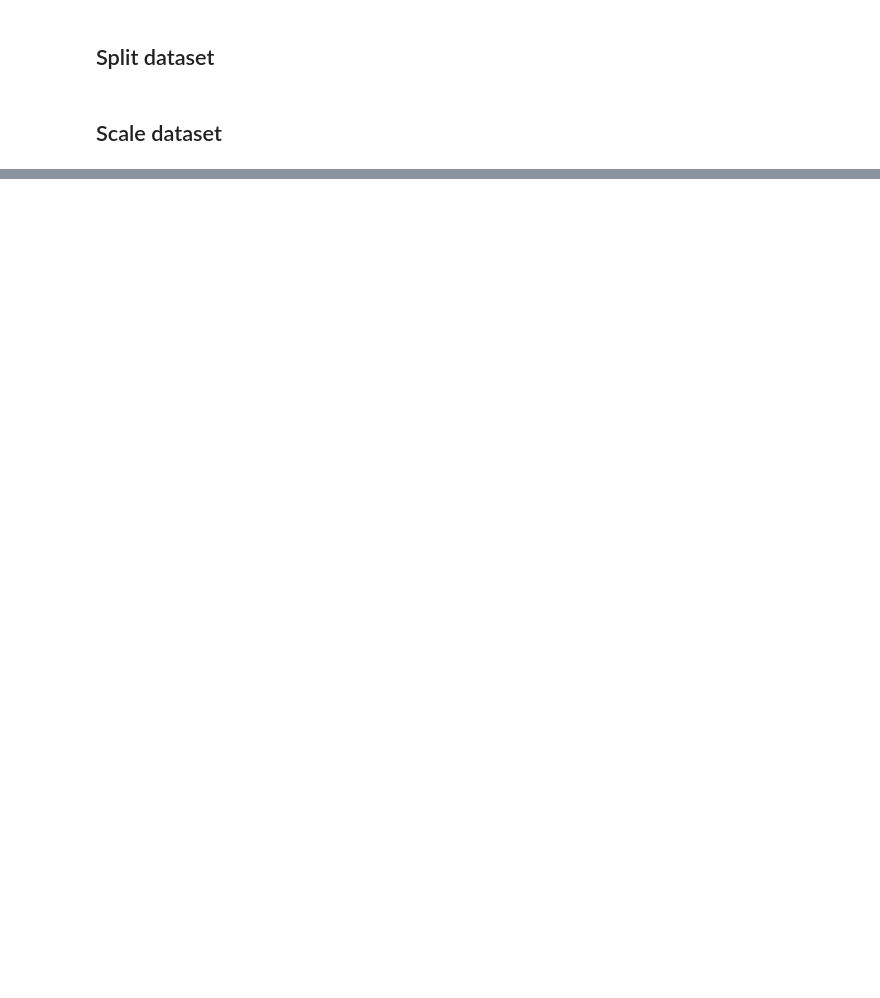
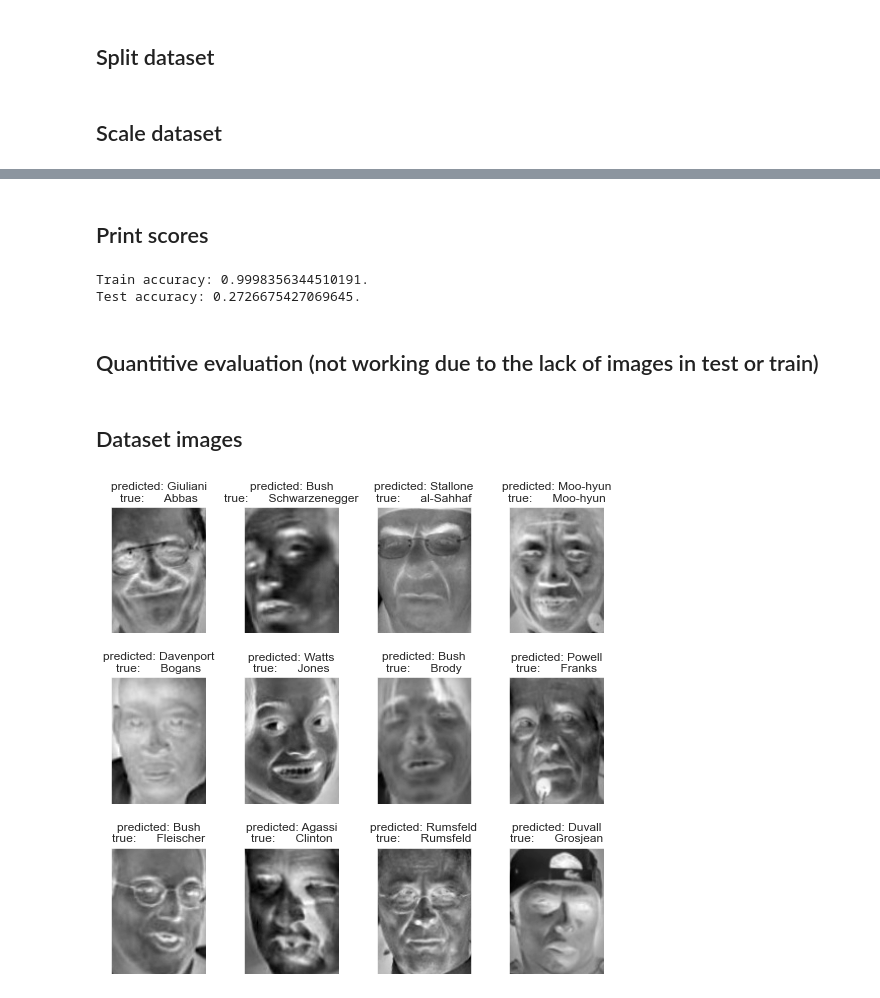
Before and after one commit to TrellixVulnTeam/face_recognition_cnn_XTHL, a Jupyter notebook: src/ml_lfw.ipynb, the cells around one changed output, grey strips where cells are left out. Saved outputs shown, nothing was run; the diff lists cells and outputs as text; code cells hidden in the pictures; blank space fills up the shorter version.

```diff
--- a/src/ml_lfw.ipynb
+++ b/src/ml_lfw.ipynb
@@ -73,0 +66,18 @@ X_test_pca = pca.transform(X_test)
+# %%
+from sklearn.svm import SVC
+from sklearn.model_selection import RandomizedSearchCV
+from scipy.stats import loguniform
+
+param_grid = {
+    "C": loguniform(1e3, 1e5),
+    "gamma": loguniform(1e-4, 1e-1),
+}
+
+clf = RandomizedSearchCV(
+    SVC(kernel="rbf", class_weight="balanced"), param_grid, n_iter=10
+)
+
+clf = clf.fit(X_train_pca, y_train)
+
+print(f"Estimator: {clf.best_estimator_}")
+print(f"With a score of {clf.best_score_}")
@@ -73,0 +93,17 @@ X_test_pca = pca.transform(X_test)
+# %%
+y_pred_test = clf.predict(X_test_pca)
+# %% [markdown]
+## Print scores
+# %%
+from sklearn.metrics import accuracy_score
+
+def print_scores(y_train, y_test, y_pred_train, y_pred_test):
+    print(f"Train accuracy: {accuracy_score(y_train, y_pred_train)}.")
+    print(f"Test accuracy: {accuracy_score(y_test, y_pred_test)}.")
+
+print_scores(y_train, y_test, y_pred_train, y_pred_test)
+# %% [output]
+Train accuracy: 0.9998356344510191.
+Test accuracy: 0.2726675427069645.
+# %% [markdown]
+## Quantitive evaluation (not working due to the lack of images in test or train)
@@ -73,0 +122,27 @@ X_test_pca = pca.transform(X_test)
+# %% [markdown]
+## Dataset images
+# %%
+def plot_gallery(images, titles, h, w, n_row=3, n_col=4):
+    """Helper function to plot a gallery of portraits"""
+    plt.figure(figsize=(1.8 * n_col, 2.4 * n_row))
+    plt.subplots_adjust(bottom=0, left=0.01, right=0.99, top=0.90, hspace=0.35)
+    for i in range(n_row * n_col):
+        plt.subplot(n_row, n_col, i + 1)
+        plt.imshow(images[i].reshape((h, w)), cmap=plt.cm.gray_r)
+        plt.title(titles[i], size=12)
+        plt.xticks(())
+        plt.yticks(())
+
+def title(y_pred, y_test, target_names, i):
+    pred_name = target_names[y_pred[i]].rsplit(" ", 1)[-1]
+    true_name = target_names[y_test[i]].rsplit(" ", 1)[-1]
+    return "predicted: %s\ntrue:      %s" % (pred_name, true_name)
+
+
+prediction_titles = [
+    title(y_pred_test, y_test, target_names, i) for i in range(y_pred_test.shape[0])
+]
+
+plot_gallery(X_test, prediction_titles, h, w)
+# %% [output]
+[figure, added]
```
Also changed, not shown: parts of 28 cells of this notebook, 3 other files.
